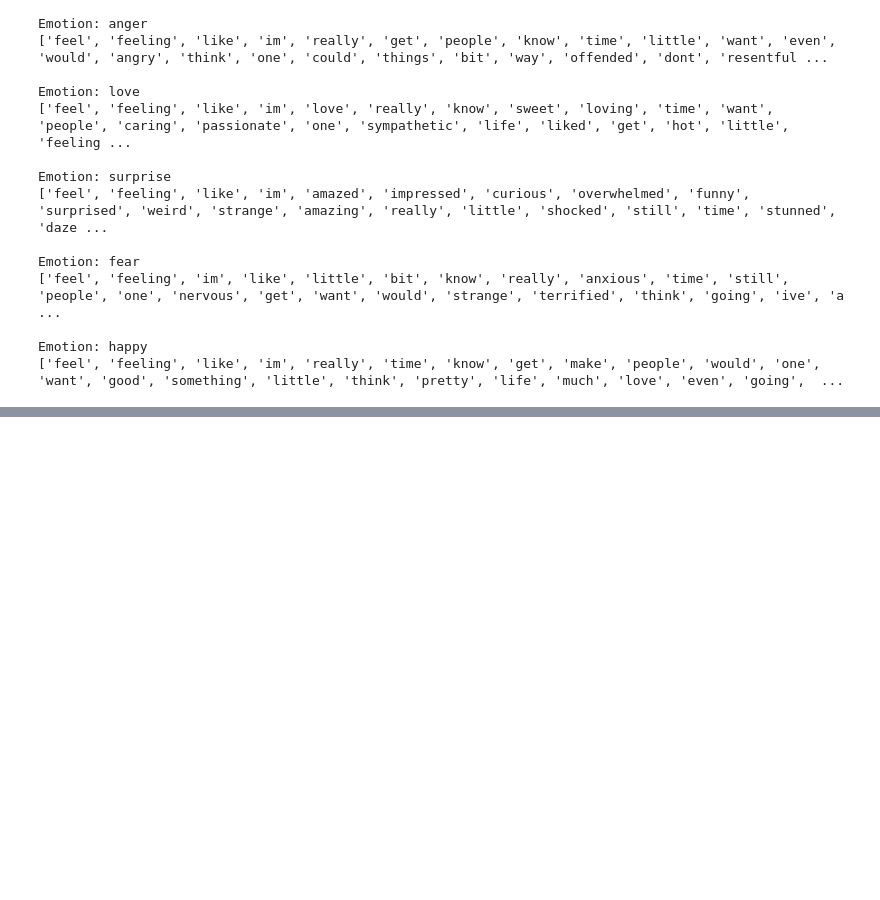
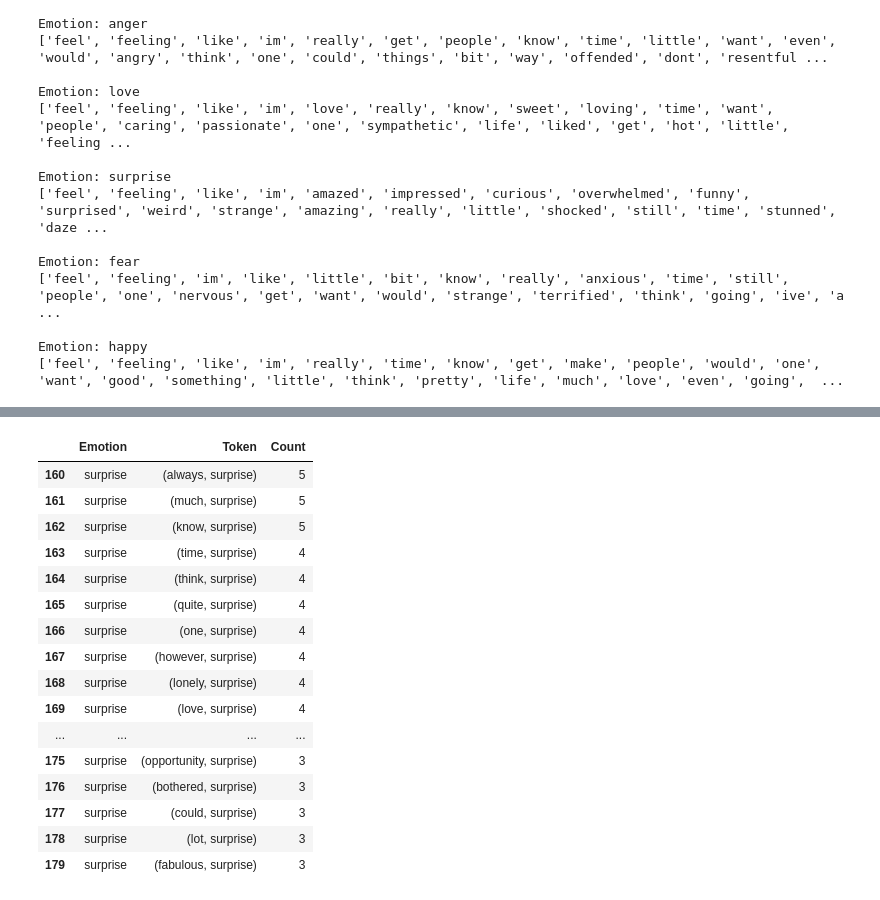
Before and after one commit to RolaMmss/R-aliser-un-site-de-suivi-de-patients-pour-un-psychologue, a Jupyter notebook: src/script1.ipynb, the cells around one changed output, grey strips where cells are left out. Drawn from its saved outputs; the diff is of its cells as text; code cells hidden in the pictures; blank space fills up the shorter version.

```diff
--- a/src/script1.ipynb
+++ b/src/script1.ipynb
@@ -110,0 +151,20 @@ Emotion: happy
+# %%
+df.tail(20)
+# %% [output]
+|  | Emotion | Token | Count |
+| 160 | surprise | (always, surprise) | 5 |
+| 161 | surprise | (much, surprise) | 5 |
+| 162 | surprise | (know, surprise) | 5 |
+| 163 | surprise | (time, surprise) | 4 |
+| 164 | surprise | (think, surprise) | 4 |
+| 165 | surprise | (quite, surprise) | 4 |
+| 166 | surprise | (one, surprise) | 4 |
+| 167 | surprise | (however, surprise) | 4 |
+| 168 | surprise | (lonely, surprise) | 4 |
+| 169 | surprise | (love, surprise) | 4 |
+| ... | ... | ... | ... |
+| 175 | surprise | (opportunity, surprise) | 3 |
+| 176 | surprise | (bothered, surprise) | 3 |
+| 177 | surprise | (could, surprise) | 3 |
+| 178 | surprise | (lot, surprise) | 3 |
+| 179 | surprise | (fabulous, surprise) | 3 |
```
Also changed, not shown: parts of 4 cells of this notebook.
